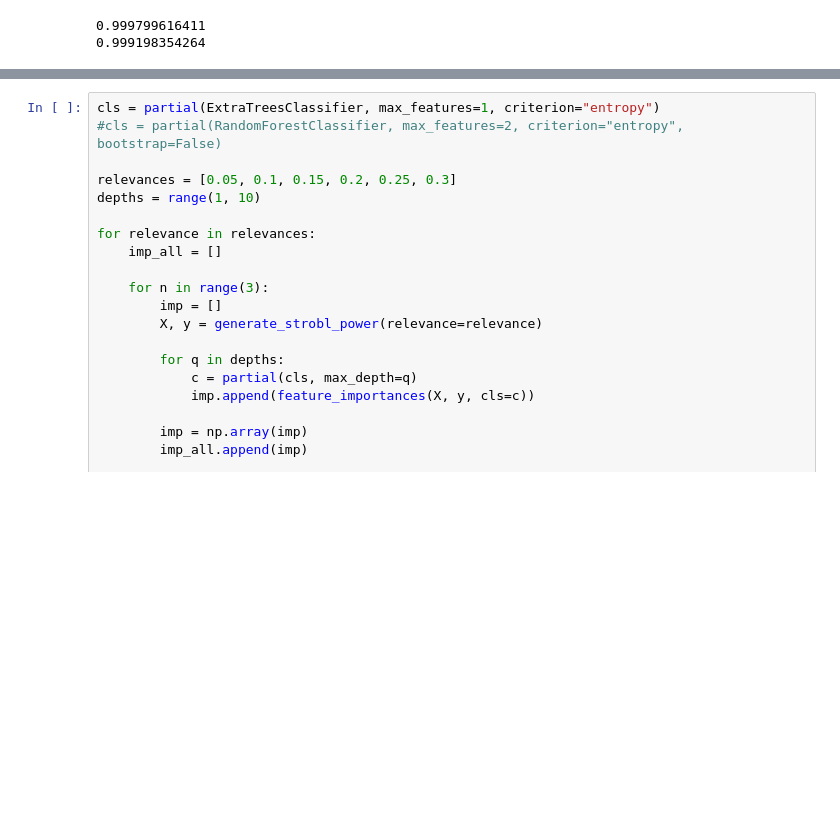
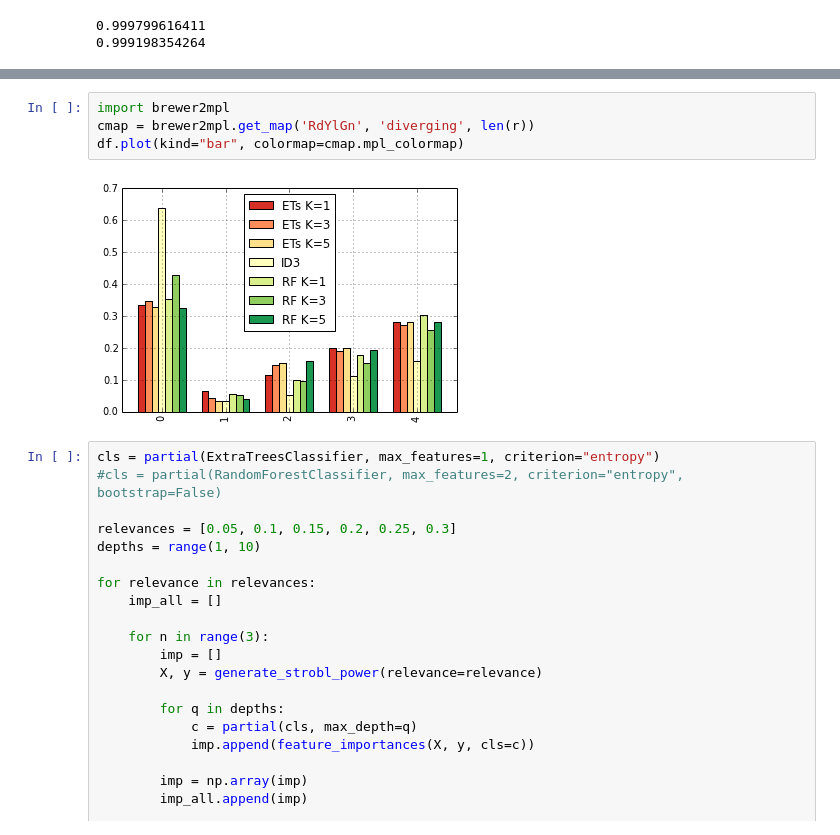
Before and after one commit to glouppe/phd-thesis, a Jupyter notebook: scripts/ch7_bias.ipynb, the cells around one changed output, grey strips where cells are left out. Saved outputs shown, nothing was run; the diff lists cells and outputs as text; blank space fills up the shorter version.

```diff
--- a/scripts/ch7_bias.ipynb
+++ b/scripts/ch7_bias.ipynb
@@ -162,3 +163,9 @@ RF bootstrap=True max_features=2 [ 0.36633158  0.05463521  0.11106308  0.1935949
+# %%
+import brewer2mpl
+cmap = brewer2mpl.get_map('RdYlGn', 'diverging', len(r))
+df.plot(kind="bar", colormap=cmap.mpl_colormap)
+# %% [output]
+[figure, added]
 # %%
 cls = partial(ExtraTreesClassifier, max_features=1, criterion="entropy")
 #cls = partial(RandomForestClassifier, max_features=2, criterion="entropy", bootstrap=False)
```
Also changed, not shown: parts of 2 cells of this notebook, 4 other files.
